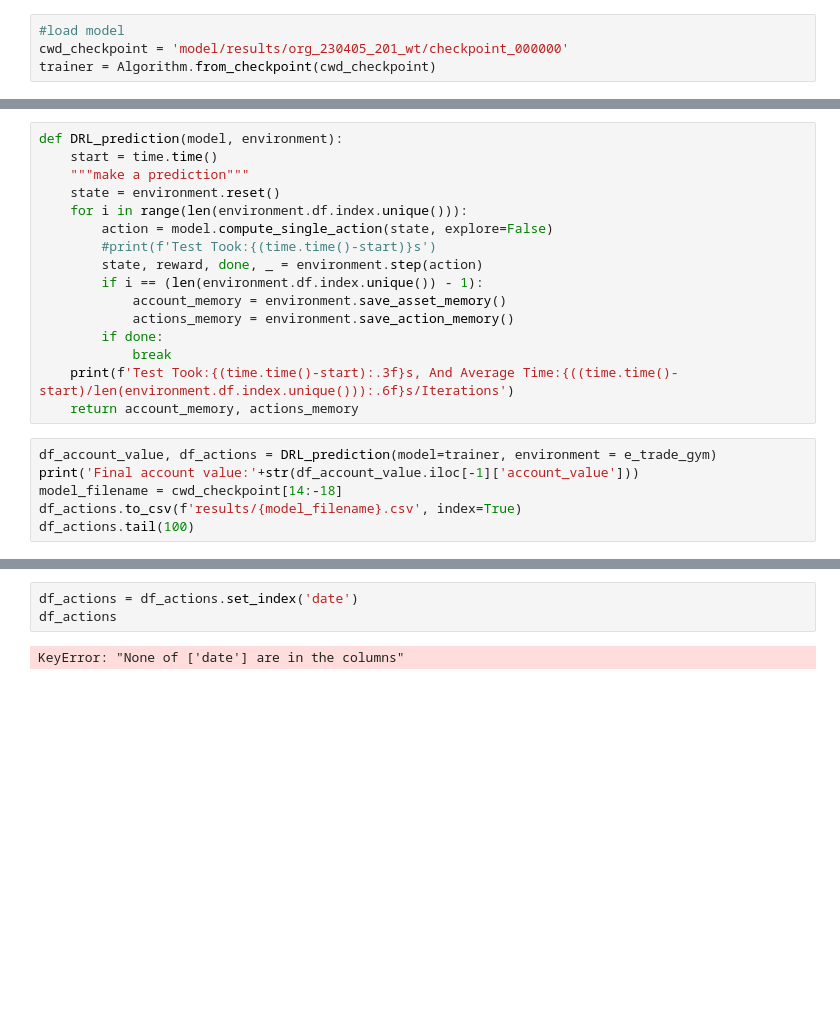
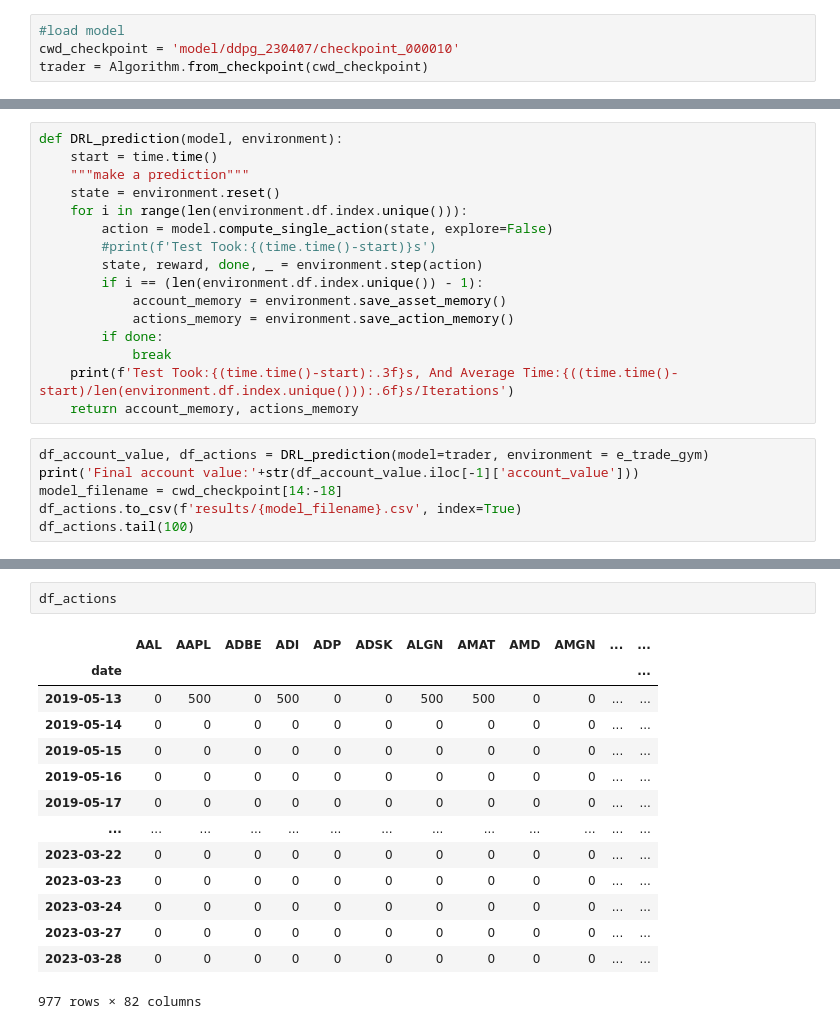
Before and after one commit to Hakiiiim/findrl_ray, a Jupyter notebook: Evaluate.ipynb, the cells around one changed output, grey strips where cells are left out. Drawn from its saved outputs; the diff is of its cells as text; blank space fills up the shorter version.

```diff
--- a/Evaluate.ipynb
+++ b/Evaluate.ipynb
@@ -97,4 +99,4 @@ trainer = config.build(env='finrl')
 # %%
 #load model
-cwd_checkpoint = 'model/results/org_230405_201_wt/checkpoint_000000'
-trainer = Algorithm.from_checkpoint(cwd_checkpoint)
+cwd_checkpoint = 'model/ddpg_230407/checkpoint_000010'
+trader = Algorithm.from_checkpoint(cwd_checkpoint)
@@ -115,7 +131,7 @@ def DRL_prediction(model, environment):
     print(f'Test Took:{(time.time()-start):.3f}s, And Average Time:{((time.time()-start)/len(environment.df.index.unique())):.6f}s/Iterations')
     return account_memory, actions_memory
 # %%
-df_account_value, df_actions = DRL_prediction(model=trainer, environment = e_trade_gym)
+df_account_value, df_actions = DRL_prediction(model=trader, environment = e_trade_gym)
 print('Final account value:'+str(df_account_value.iloc[-1]['account_value']))
 model_filename = cwd_checkpoint[14:-18]
 df_actions.to_csv(f'results/{model_filename}.csv', index=True)
@@ -138,10 +154,22 @@ Final account value:5733259.596492855
 | 2023-03-28 | 0 | 0 | 0 | 0 | 0 | 0 | 0 | 0 | 0 | 0 | ... | ... |
 100 rows × 82 columns
 # %%
-df_actions = df_actions.set_index('date')
 df_actions
 # %% [output]
+|  | AAL | AAPL | ADBE | ADI | ADP | ADSK | ALGN | AMAT | AMD | AMGN | ... | ... |
+| date |  |  |  |  |  |  |  |  |  |  |  | ... |
+| 2019-05-13 | 0 | 500 | 0 | 500 | 0 | 0 | 500 | 500 | 0 | 0 | ... | ... |
+| 2019-05-14 | 0 | 0 | 0 | 0 | 0 | 0 | 0 | 0 | 0 | 0 | ... | ... |
+| 2019-05-15 | 0 | 0 | 0 | 0 | 0 | 0 | 0 | 0 | 0 | 0 | ... | ... |
+| 2019-05-16 | 0 | 0 | 0 | 0 | 0 | 0 | 0 | 0 | 0 | 0 | ... | ... |
+| 2019-05-17 | 0 | 0 | 0 | 0 | 0 | 0 | 0 | 0 | 0 | 0 | ... | ... |
+| ... | ... | ... | ... | ... | ... | ... | ... | ... | ... | ... | ... | ... |
+| 2023-03-22 | 0 | 0 | 0 | 0 | 0 | 0 | 0 | 0 | 0 | 0 | ... | ... |
+| 2023-03-23 | 0 | 0 | 0 | 0 | 0 | 0 | 0 | 0 | 0 | 0 | ... | ... |
+| 2023-03-24 | 0 | 0 | 0 | 0 | 0 | 0 | 0 | 0 | 0 | 0 | ... | ... |
+| 2023-03-27 | 0 | 0 | 0 | 0 | 0 | 0 | 0 | 0 | 0 | 0 | ... | ... |
+| 2023-03-28 | 0 | 0 | 0 | 0 | 0 | 0 | 0 | 0 | 0 | 0 | ... | ... |
-KeyError: "None of ['date'] are in the columns"
+977 rows × 82 columns
 # %%
 #Total Trades
 counts = (df_actions > 0).sum()
```
Also changed, not shown: parts of 8 cells of this notebook, 14 other files.
